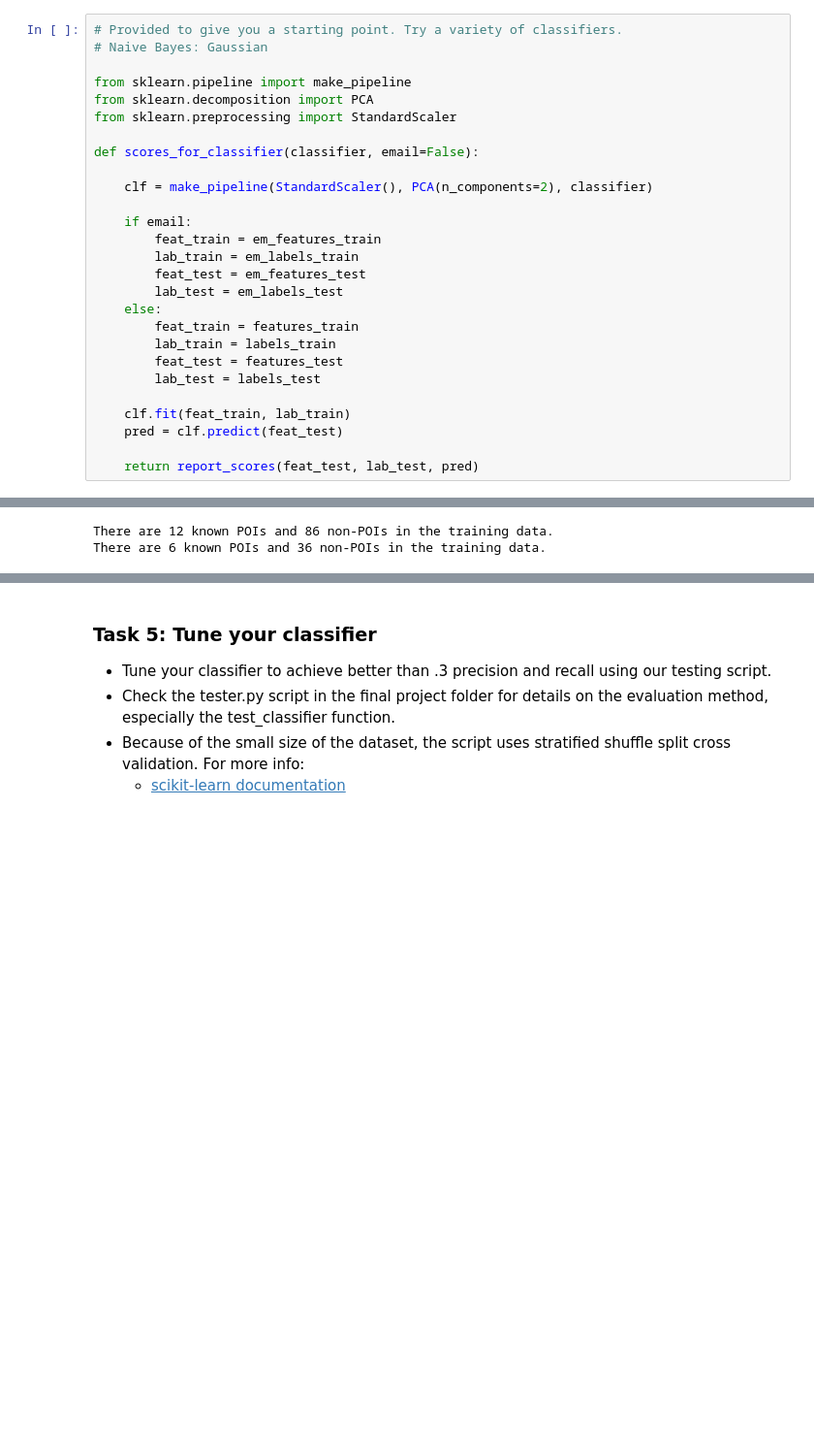
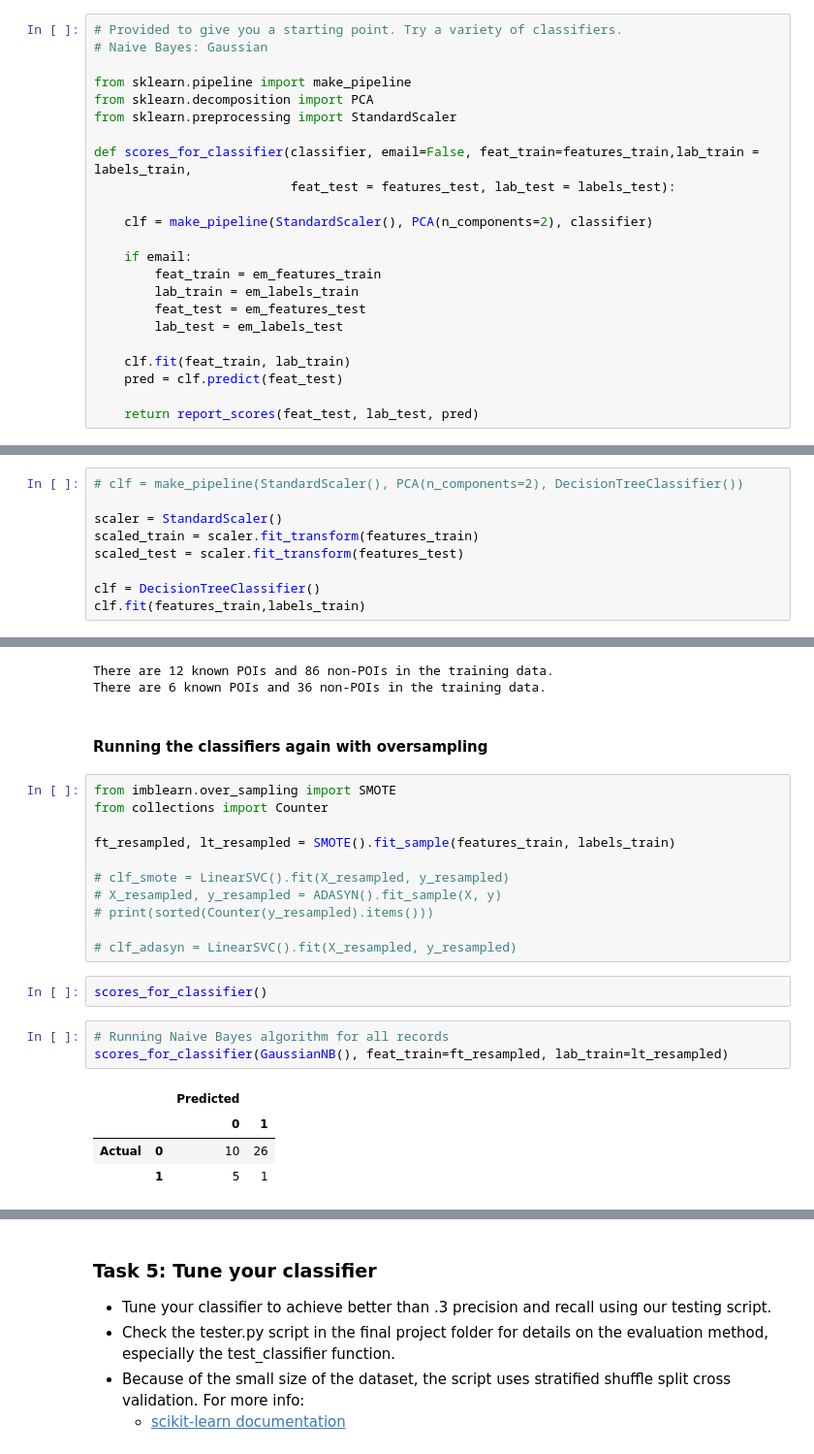
Before and after one commit to gisledb/udacity_nanodegree, a Jupyter notebook: p5_machine_learning/course_files/ud120-projects-master/final_project/poi_id.ipynb, the cells around one changed output, grey strips where cells are left out. Shown at 97% size. Saved outputs shown, nothing was run; the diff lists cells and outputs as text; blank space fills up the shorter version.

Commit message:
Experiments with visualization and resampling using SMOTE.

```diff
--- a/p5_machine_learning/course_files/ud120-projects-master/final_project/poi_id.ipynb
+++ b/p5_machine_learning/course_files/ud120-projects-master/final_project/poi_id.ipynb
@@ -475,7 +475,8 @@ from sklearn.pipeline import make_pipeline
 from sklearn.decomposition import PCA
 from sklearn.preprocessing import StandardScaler
 
-def scores_for_classifier(classifier, email=False):
+def scores_for_classifier(classifier, email=False, feat_train=features_train,lab_train = labels_train,
+                          feat_test = features_test, lab_test = labels_test):
 
     clf = make_pipeline(StandardScaler(), PCA(n_components=2), classifier)
 
@@ -484,11 +485,6 @@ def scores_for_classifier(classifier, email=False):
         lab_train = em_labels_train
         feat_test = em_features_test
         lab_test = em_labels_test
-    else:
-        feat_train = features_train
-        lab_train = labels_train
-        feat_test = features_test
-        lab_test = labels_test
 
     clf.fit(feat_train, lab_train)
     pred = clf.predict(feat_test)
@@ -626,0 +637,9 @@ plt.show();
+# %%
+# clf = make_pipeline(StandardScaler(), PCA(n_components=2), DecisionTreeClassifier())
+
+scaler = StandardScaler()
+scaled_train = scaler.fit_transform(features_train)
+scaled_test = scaler.fit_transform(features_test)
+
+clf = DecisionTreeClassifier()
+clf.fit(features_train,labels_train)
@@ -703,3 +843,26 @@ print("There are {0} known POIs and {1} non-POIs in the training data.".format(t
 # %% [output]
 There are 12 known POIs and 86 non-POIs in the training data.
 There are 6 known POIs and 36 non-POIs in the training data.
+# %% [markdown]
+#### Running the classifiers again with oversampling
+# %%
+from imblearn.over_sampling import SMOTE
+from collections import Counter
+
+ft_resampled, lt_resampled = SMOTE().fit_sample(features_train, labels_train)
+
+# clf_smote = LinearSVC().fit(X_resampled, y_resampled)
+# X_resampled, y_resampled = ADASYN().fit_sample(X, y)
+# print(sorted(Counter(y_resampled).items()))
+
+# clf_adasyn = LinearSVC().fit(X_resampled, y_resampled)
+# %%
+scores_for_classifier()
+# %%
+# Running Naive Bayes algorithm for all records
+scores_for_classifier(GaussianNB(), feat_train=ft_resampled, lab_train=lt_resampled)
+# %% [output]
+|  |  | Predicted |  |
+|  |  | 0 | 1 |
+| Actual | 0 | 10 | 26 |
+|  | 1 | 5 | 1 |
```
Also changed, not shown: parts of 19 cells of this notebook.
